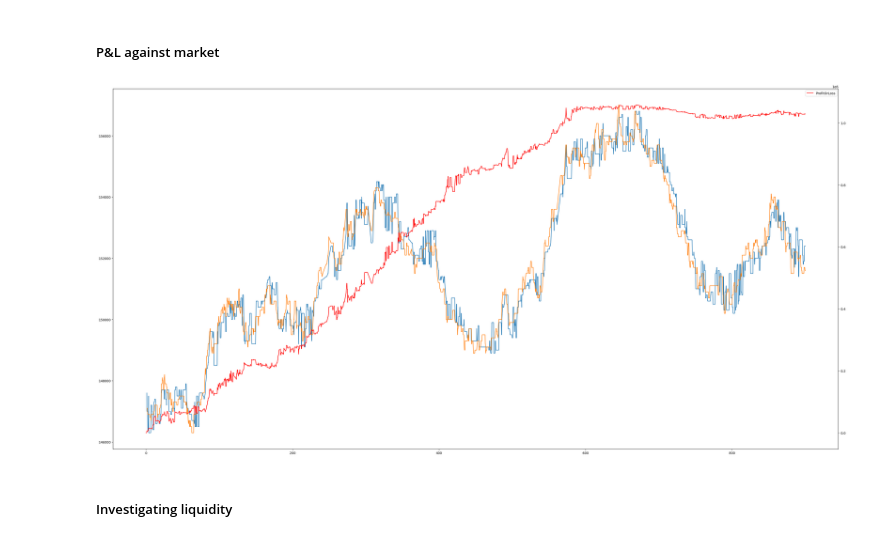
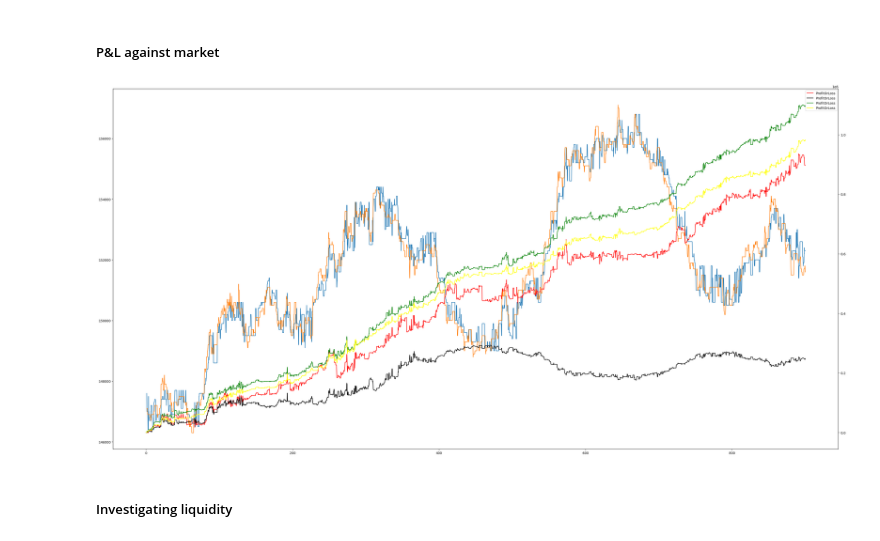
Before and after one commit to matthewgomezcullen/Ready-Trader-Go, a Jupyter notebook: research/viz.ipynb, the cells around one changed output. Cells and saved outputs as stored; diff of their text form; code cells hidden in the pictures.

```diff
--- a/research/viz.ipynb
+++ b/research/viz.ipynb
@@ -15,23 +15,23 @@ os.mkdir(PATH)
 # %%
 df = pd.read_csv('../score_board.csv')
 df.head()
 plt.plot(df['Time'], df['EtfPrice'], label='EtfPrice')
 plt.plot(df['Time'], df['FuturePrice'], label='FuturePrice')
 
 df1 = df[df['Team'] == 'Emineminem']
 df2 = df[df['Team'] == 'AdvancedL']
 ax2 = plt.twinx()
 ax2.plot(df1['Time'], df1['ProfitOrLoss'], label='ProfitOrLoss', color='red')
-# ax2.plot(df2['Time'], df2['ProfitOrLoss'], label='ProfitOrLoss', color='black')
-# ax2.plot(df1['Time'], df[df['Team']=='SimpleL']['ProfitOrLoss'], label='ProfitOrLoss', color='green')
-# ax2.plot(df1['Time'], df[df['Team']=='Benchmark']['ProfitOrLoss'], label='ProfitOrLoss', color='yellow')
+ax2.plot(df2['Time'], df2['ProfitOrLoss'], label='ProfitOrLoss', color='black')
+ax2.plot(df1['Time'], df[df['Team']=='SimpleL']['ProfitOrLoss'], label='ProfitOrLoss', color='green')
+ax2.plot(df1['Time'], df[df['Team']=='Benchmark']['ProfitOrLoss'], label='ProfitOrLoss', color='yellow')
 # only plot rows where Team is Team1
-plt.rcParams["figure.figsize"] = (40,20)
+plt.rcParams["figure.figsize"] = (80,20)
 plt.legend()
 plt.savefig(PATH + 'p&l.png')
 plt.show()
 # %% [output]
-[figure, old version]
+[figure, new version]
 # %% [markdown]
 ##### Investigating liquidity
 # %%
```
Also changed, not shown: parts of 1 cell of this notebook, 9 other files.
